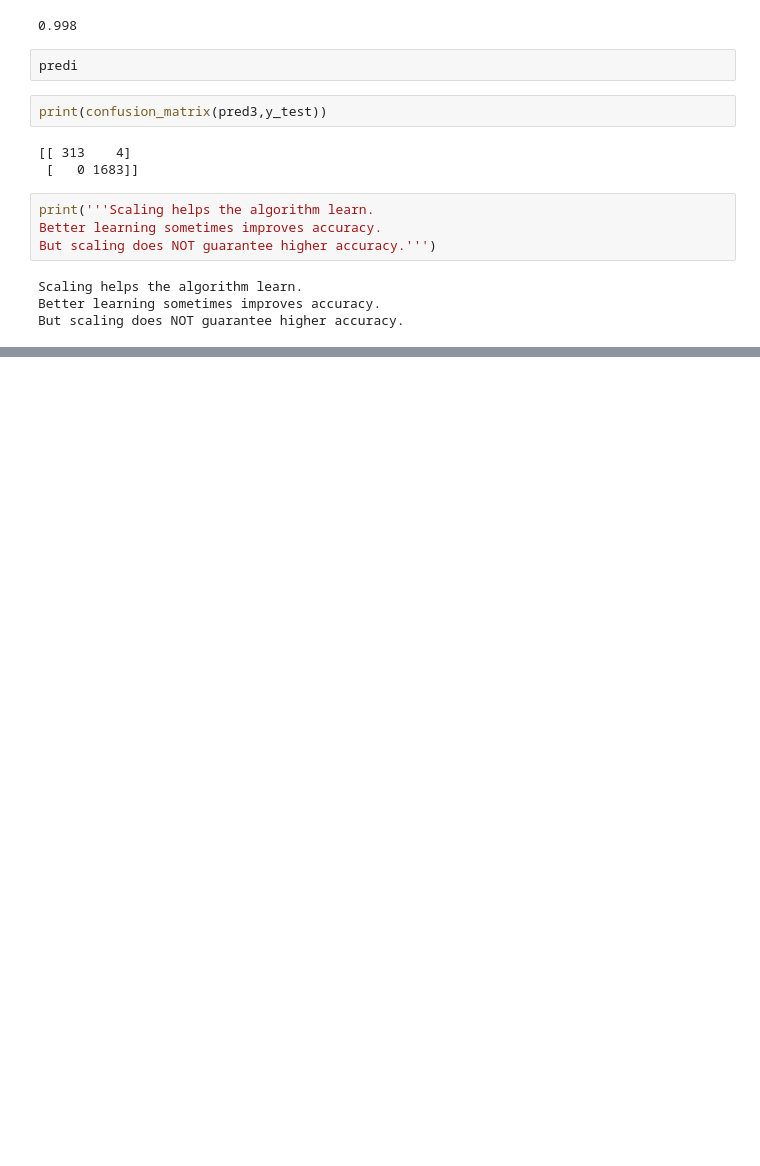
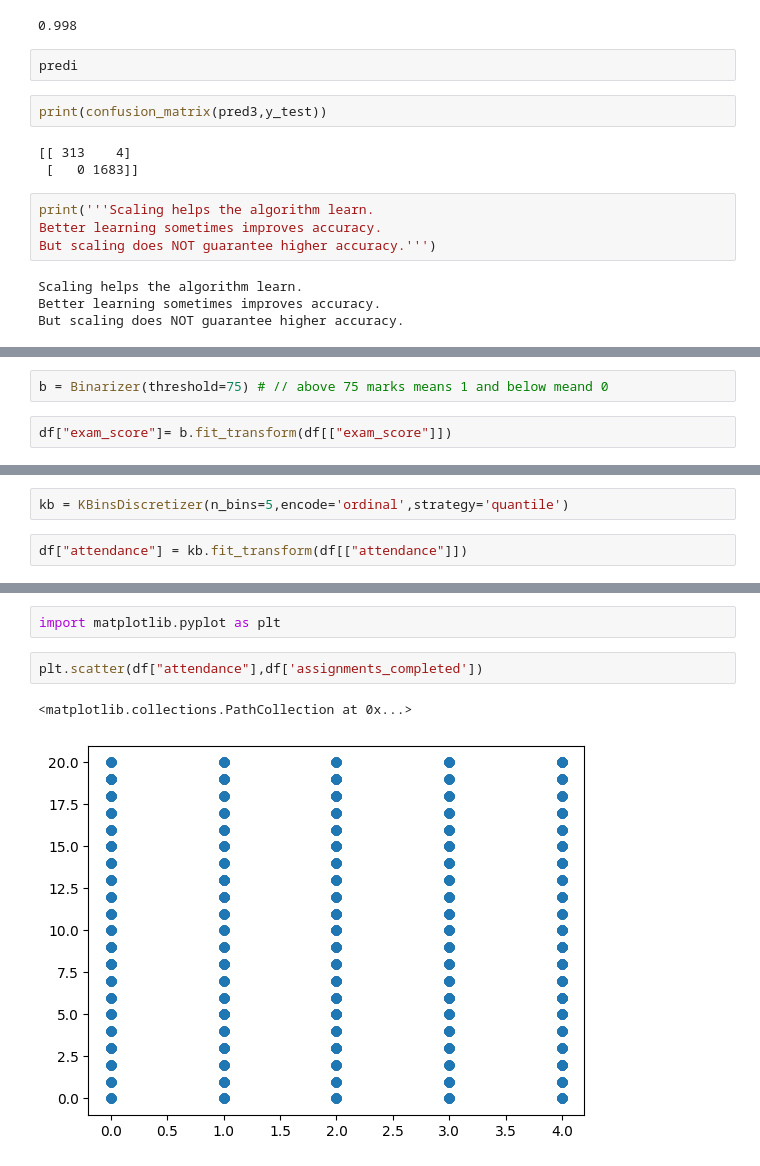
Before and after one commit to Shambhuraje1919/Machine_Learning_Paractice, a Jupyter notebook: traning_Models_1_.ipynb, the cells around one changed output, grey strips where cells are left out. Saved outputs shown, nothing was run; the diff lists cells and outputs as text; blank space fills up the shorter version.

```diff
--- a/traning_Models_1_.ipynb
+++ b/traning_Models_1_.ipynb
@@ -255,0 +265,4 @@ But scaling does NOT guarantee higher accuracy.
+# %%
+b = Binarizer(threshold=75) # // above 75 marks means 1 and below meand 0
+# %%
+df["exam_score"]= b.fit_transform(df[["exam_score"]])
@@ -255,0 +279,4 @@ But scaling does NOT guarantee higher accuracy.
+# %%
+kb = KBinsDiscretizer(n_bins=5,encode='ordinal',strategy='quantile')
+# %%
+df["attendance"] = kb.fit_transform(df[["attendance"]])
@@ -255,0 +293,7 @@ But scaling does NOT guarantee higher accuracy.
+# %%
+import matplotlib.pyplot as plt
+# %%
+plt.scatter(df["attendance"],df['assignments_completed'])
+# %% [output]
+<matplotlib.collections.PathCollection at 0x...>
+[figure, added]
```
Also changed, not shown: parts of 6 cells of this notebook.
